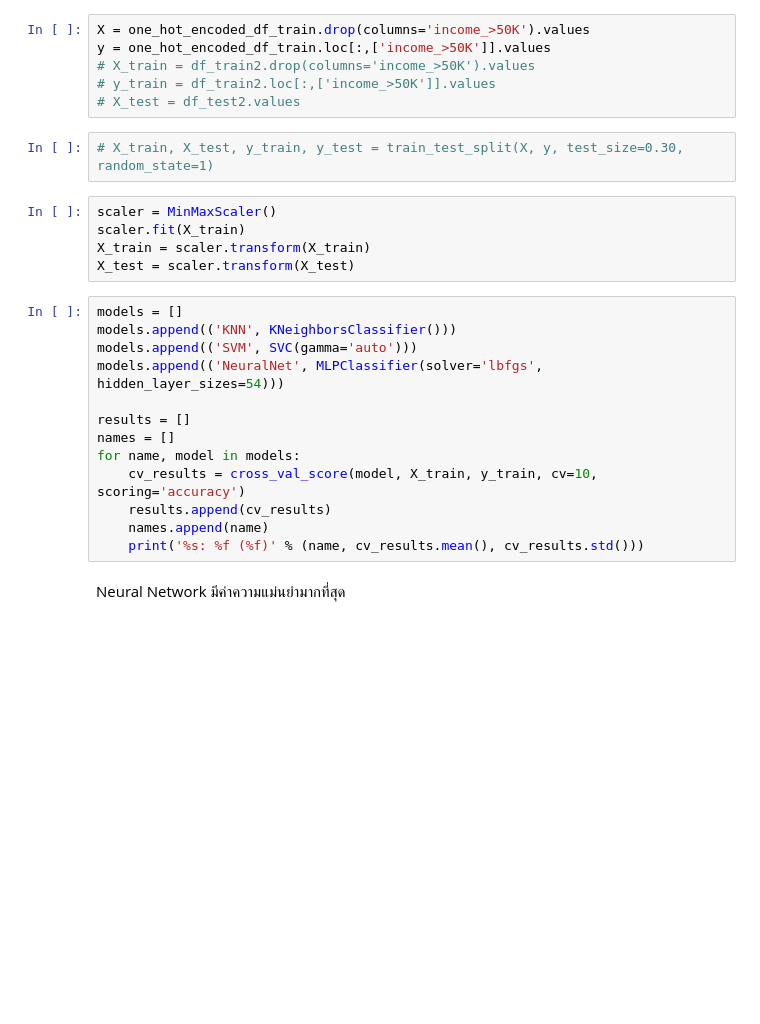
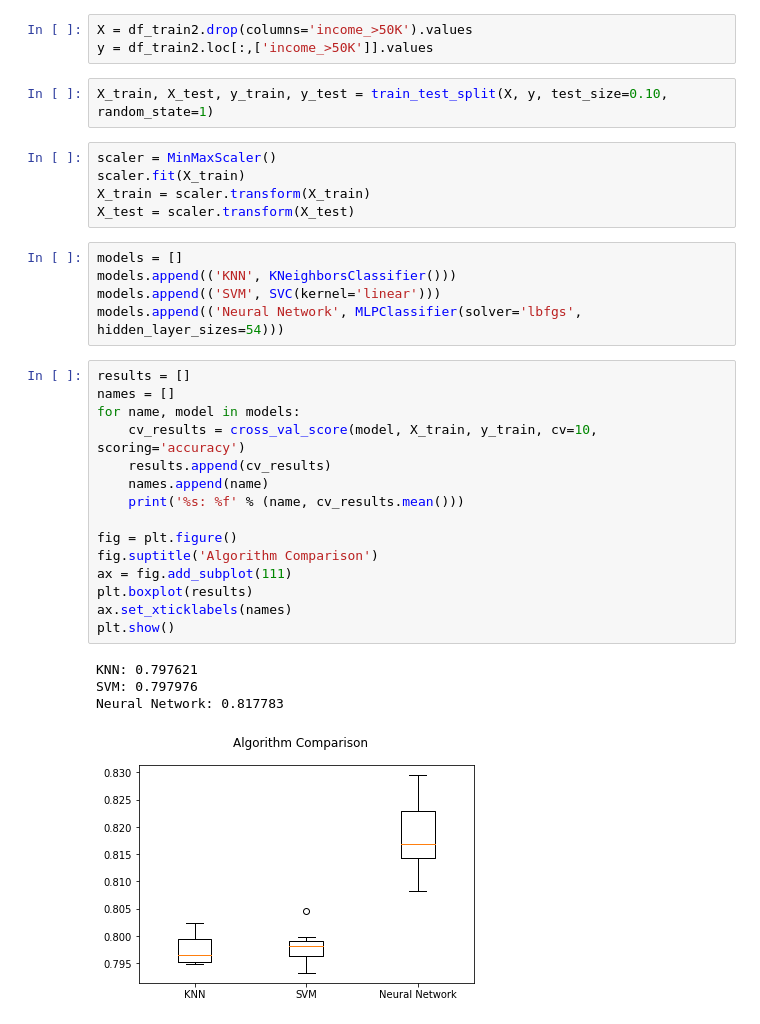
Before and after one commit to thedeenun/CS345_Final-project, a Jupyter notebook: CS345_Income_Classification.ipynb, the cells around one changed output. Drawn from its saved outputs; the diff is of its cells as text; blank space fills up the shorter version.

```diff
--- a/CS345_Income_Classification.ipynb
+++ b/CS345_Income_Classification.ipynb
@@ -245,30 +235,37 @@ from sklearn.neighbors import KNeighborsClassifier
 from sklearn.svm import SVC
 from sklearn.neural_network import MLPClassifier
 # %%
-X = one_hot_encoded_df_train.drop(columns='income_>50K').values
-y = one_hot_encoded_df_train.loc[:,['income_>50K']].values
-# X_train = df_train2.drop(columns='income_>50K').values
-# y_train = df_train2.loc[:,['income_>50K']].values
-# X_test = df_test2.values
+X = df_train2.drop(columns='income_>50K').values
+y = df_train2.loc[:,['income_>50K']].values
 # %%
-# X_train, X_test, y_train, y_test = train_test_split(X, y, test_size=0.30, random_state=1)
+X_train, X_test, y_train, y_test = train_test_split(X, y, test_size=0.10, random_state=1)
 # %%
 scaler = MinMaxScaler()
 scaler.fit(X_train)
 X_train = scaler.transform(X_train)
 X_test = scaler.transform(X_test)
+# %%
+models = []
+models.append(('KNN', KNeighborsClassifier()))
+models.append(('SVM', SVC(kernel='linear')))
+models.append(('Neural Network', MLPClassifier(solver='lbfgs', hidden_layer_sizes=54)))
 # %%
-models = []
-models.append(('KNN', KNeighborsClassifier()))
-models.append(('SVM', SVC(gamma='auto')))
-models.append(('NeuralNet', MLPClassifier(solver='lbfgs', hidden_layer_sizes=54)))
-
 results = []
 names = []
 for name, model in models:
 	cv_results = cross_val_score(model, X_train, y_train, cv=10, scoring='accuracy')
 	results.append(cv_results)
 	names.append(name)
-	print('%s: %f (%f)' % (name, cv_results.mean(), cv_results.std()))
+	print('%s: %f' % (name, cv_results.mean()))
+
+fig = plt.figure()
+fig.suptitle('Algorithm Comparison')
+ax = fig.add_subplot(111)
+plt.boxplot(results)
+ax.set_xticklabels(names)
+plt.show()
+# %% [output]
+KNN: 0.797621
+SVM: 0.797976
+Neural Network: 0.817783
+[figure, added]
-# %% [markdown]
-Neural Network มีค่าความแม่นยำมากที่สุด
```
Also changed, not shown: parts of 47 cells of this notebook.
